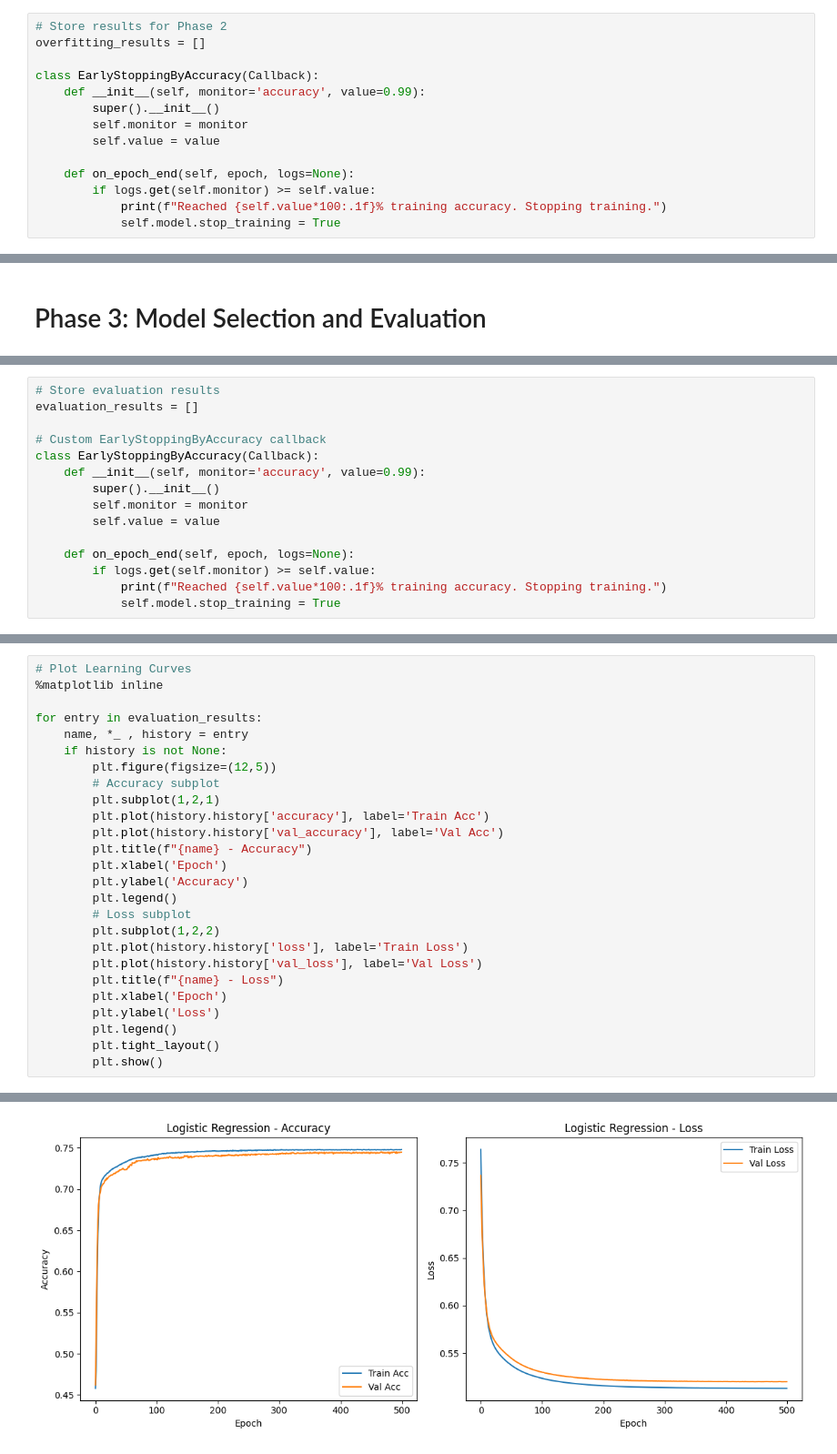
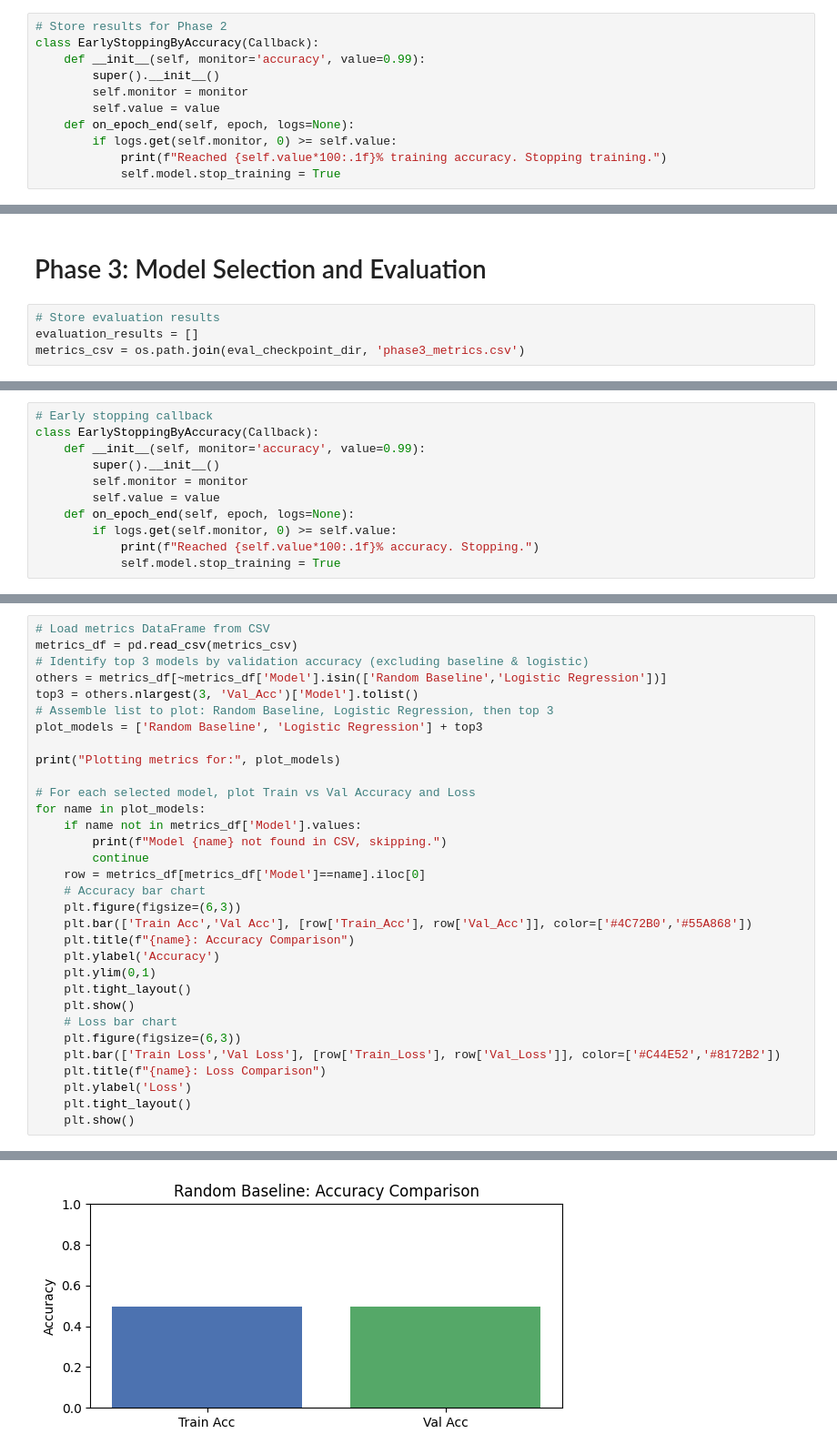
Before and after one commit to LucasChaney/CMPSCI4300, a Jupyter notebook: Final_Project/Final_Proj.ipynb, the cells around one changed output, grey strips where cells are left out. Shown at 91% size. Cells and saved outputs as stored; diff of their text form.

Commit message:
Changed the phases again working on phase 4 now.

```diff
--- a/Final_Project/Final_Proj.ipynb
+++ b/Final_Project/Final_Proj.ipynb
@@ -172,15 +185,12 @@ Overfitting the data
 # %%
 # Store results for Phase 2
-overfitting_results = []
-
 class EarlyStoppingByAccuracy(Callback):
     def __init__(self, monitor='accuracy', value=0.99):
         super().__init__()
         self.monitor = monitor
         self.value = value
-
     def on_epoch_end(self, epoch, logs=None):
-        if logs.get(self.monitor) >= self.value:
+        if logs.get(self.monitor, 0) >= self.value:
             print(f"Reached {self.value*100:.1f}% training accuracy. Stopping training.")
             self.model.stop_training = True
 # %%
@@ -285,2 +307,6 @@ plt.show()
 # %% [markdown]
 # Phase 3: Model Selection and Evaluation
+# %%
+# Store evaluation results
+evaluation_results = []
+metrics_csv = os.path.join(eval_checkpoint_dir, 'phase3_metrics.csv')
@@ -287,17 +353,13 @@ plt.show()
 # %%
-# Store evaluation results
-evaluation_results = []
-
-# Custom EarlyStoppingByAccuracy callback
+# Early stopping callback
 class EarlyStoppingByAccuracy(Callback):
     def __init__(self, monitor='accuracy', value=0.99):
         super().__init__()
         self.monitor = monitor
         self.value = value
-
     def on_epoch_end(self, epoch, logs=None):
-        if logs.get(self.monitor) >= self.value:
-            print(f"Reached {self.value*100:.1f}% training accuracy. Stopping training.")
+        if logs.get(self.monitor, 0) >= self.value:
+            print(f"Reached {self.value*100:.1f}% accuracy. Stopping.")
             self.model.stop_training = True
 # %%
 # Training & evaluation function with timing
@@ -497,27 +448,33 @@ Name: 2, dtype: object
 # %%
-# Plot Learning Curves
-%matplotlib inline
+# Load metrics DataFrame from CSV
+metrics_df = pd.read_csv(metrics_csv)
+# Identify top 3 models by validation accuracy (excluding baseline & logistic)
+others = metrics_df[~metrics_df['Model'].isin(['Random Baseline','Logistic Regression'])]
+top3 = others.nlargest(3, 'Val_Acc')['Model'].tolist()
+# Assemble list to plot: Random Baseline, Logistic Regression, then top 3
+plot_models = ['Random Baseline', 'Logistic Regression'] + top3
 
-for entry in evaluation_results:
-    name, *_ , history = entry
-    if history is not None:
-        plt.figure(figsize=(12,5))
-        # Accuracy subplot
-        plt.subplot(1,2,1)
-        plt.plot(history.history['accuracy'], label='Train Acc')
-        plt.plot(history.history['val_accuracy'], label='Val Acc')
-        plt.title(f"{name} - Accuracy")
-        plt.xlabel('Epoch')
-        plt.ylabel('Accuracy')
-        plt.legend()
-        # Loss subplot
-        plt.subplot(1,2,2)
-        plt.plot(history.history['loss'], label='Train Loss')
-        plt.plot(history.history['val_loss'], label='Val Loss')
-        plt.title(f"{name} - Loss")
-        plt.xlabel('Epoch')
-        plt.ylabel('Loss')
-        plt.legend()
-        plt.tight_layout()
-        plt.show()
+print("Plotting metrics for:", plot_models)
+
+# For each selected model, plot Train vs Val Accuracy and Loss
+for name in plot_models:
+    if name not in metrics_df['Model'].values:
+        print(f"Model {name} not found in CSV, skipping.")
+        continue
+    row = metrics_df[metrics_df['Model']==name].iloc[0]
+    # Accuracy bar chart
+    plt.figure(figsize=(6,3))
+    plt.bar(['Train Acc','Val Acc'], [row['Train_Acc'], row['Val_Acc']], color=['#4C72B0','#55A868'])
+    plt.title(f"{name}: Accuracy Comparison")
+    plt.ylabel('Accuracy')
+    plt.ylim(0,1)
+    plt.tight_layout()
+    plt.show()
+    # Loss bar chart
+    plt.figure(figsize=(6,3))
+    plt.bar(['Train Loss','Val Loss'], [row['Train_Loss'], row['Val_Loss']], color=['#C44E52','#8172B2'])
+    plt.title(f"{name}: Loss Comparison")
+    plt.ylabel('Loss')
+    plt.tight_layout()
+    plt.show()
 # %% [output]
@@ -524 +482 @@ for entry in evaluation_results:
-[figure, old version]
+[figure, new version]
```
Also changed, not shown: parts of 20 cells of this notebook.
